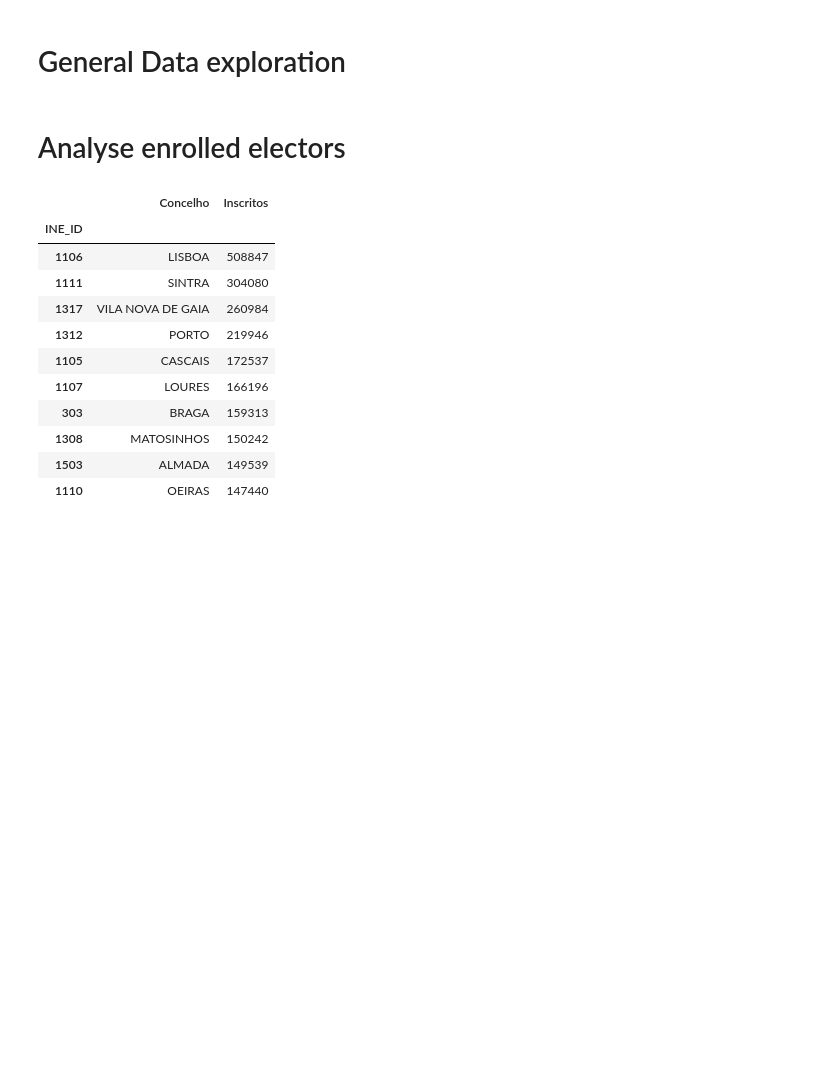
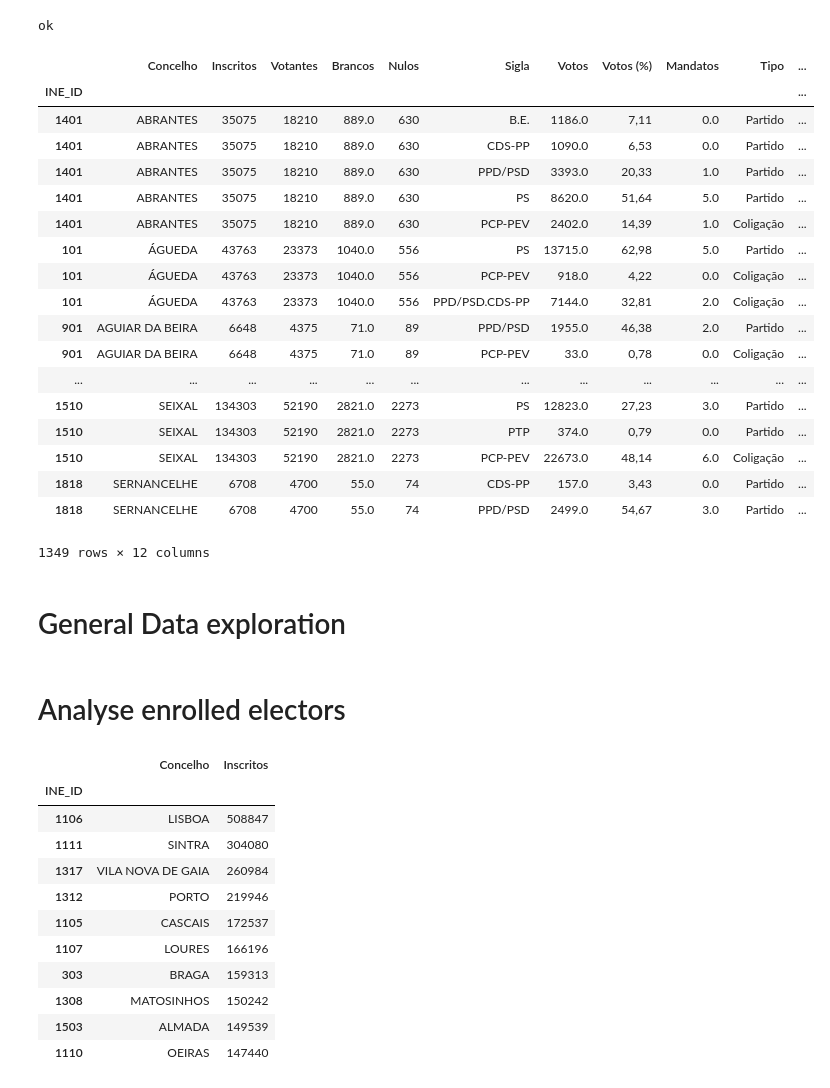
Before and after one commit to LLCampos/portugal-local-elections, a Jupyter notebook: explore_results_elections_2013.ipynb, the cells around one changed output. Saved outputs shown, nothing was run; the diff lists cells and outputs as text; code cells hidden in the pictures; blank space fills up the shorter version.

Commit message:
processing of results of 2013 and 2009 and candidates 2013

```diff
--- a/explore_results_elections_2013.ipynb
+++ b/explore_results_elections_2013.ipynb
@@ -33,6 +33,9 @@ resultados_cm_df = resultados_cm_df.drop(resultados_cm_df.columns[0], 1)
 
 # Create %Abstention Column
 resultados_cm_df['Abstention (%)'] = 100 - ((resultados_cm_df.Votantes / resultados_cm_df.Inscritos) * 100)
+
+# Add Year Column
+resultados_cm_df['year'] = 2013
 # %%
 # Make column names more understandable
 resultados_cm_df = resultados_cm_df.rename(columns={
@@ -43,0 +46,14 @@ resultados_cm_df = resultados_cm_df.set_index('INE_ID')
+# %%
+def change_calhetas_ine_ids(row):
+    row_index = row.name
+    if row.Concelho == 'CALHETA (R.A.M.)':
+        resultados_cm_df.set_value(col='INE_ID', index=row_index, value=3101)
+    if row.Concelho == 'CALHETA (R.A.A.)':
+        resultados_cm_df.set_value(col='INE_ID', index=row_index, value=4501)
+
+
+# INE_IDs of Calhetas of Madeira and Açores are changed. Correct that.
+resultados_cm_df.apply(lambda row: change_calhetas_ine_ids(row), 1)
+print 'ok'
+# %% [output]
+ok
@@ -44,5 +62,30 @@ resultados_cm_df = resultados_cm_df.set_index('INE_ID')
+# %%
+# Delete entries for which the number of votes is null or zero. Assuming that is some kind of error.
+resultados_cm_df = resultados_cm_df[resultados_cm_df.Votos > 0]
 # %%
 resultados_cm_df.to_csv('data/processed_data/local_elections_2013_results.csv')
+# %%
+resultados_cm_df
+# %% [output]
+|  | Concelho | Inscritos | Votantes | Brancos | Nulos | Sigla | Votos | Votos (%) | Mandatos | Tipo | ... |
+| INE_ID |  |  |  |  |  |  |  |  |  |  | ... |
+| 1401 | ABRANTES | 35075 | 18210 | 889.0 | 630 | B.E. | 1186.0 | 7,11 | 0.0 | Partido | ... |
+| 1401 | ABRANTES | 35075 | 18210 | 889.0 | 630 | CDS-PP | 1090.0 | 6,53 | 0.0 | Partido | ... |
+| 1401 | ABRANTES | 35075 | 18210 | 889.0 | 630 | PPD/PSD | 3393.0 | 20,33 | 1.0 | Partido | ... |
+| 1401 | ABRANTES | 35075 | 18210 | 889.0 | 630 | PS | 8620.0 | 51,64 | 5.0 | Partido | ... |
+| 1401 | ABRANTES | 35075 | 18210 | 889.0 | 630 | PCP-PEV | 2402.0 | 14,39 | 1.0 | Coligação | ... |
+| 101 | ÁGUEDA | 43763 | 23373 | 1040.0 | 556 | PS | 13715.0 | 62,98 | 5.0 | Partido | ... |
+| 101 | ÁGUEDA | 43763 | 23373 | 1040.0 | 556 | PCP-PEV | 918.0 | 4,22 | 0.0 | Coligação | ... |
+| 101 | ÁGUEDA | 43763 | 23373 | 1040.0 | 556 | PPD/PSD.CDS-PP | 7144.0 | 32,81 | 2.0 | Coligação | ... |
+| 901 | AGUIAR DA BEIRA | 6648 | 4375 | 71.0 | 89 | PPD/PSD | 1955.0 | 46,38 | 2.0 | Partido | ... |
+| 901 | AGUIAR DA BEIRA | 6648 | 4375 | 71.0 | 89 | PCP-PEV | 33.0 | 0,78 | 0.0 | Coligação | ... |
+| ... | ... | ... | ... | ... | ... | ... | ... | ... | ... | ... | ... |
+| 1510 | SEIXAL | 134303 | 52190 | 2821.0 | 2273 | PS | 12823.0 | 27,23 | 3.0 | Partido | ... |
+| 1510 | SEIXAL | 134303 | 52190 | 2821.0 | 2273 | PTP | 374.0 | 0,79 | 0.0 | Partido | ... |
+| 1510 | SEIXAL | 134303 | 52190 | 2821.0 | 2273 | PCP-PEV | 22673.0 | 48,14 | 6.0 | Coligação | ... |
+| 1818 | SERNANCELHE | 6708 | 4700 | 55.0 | 74 | CDS-PP | 157.0 | 3,43 | 0.0 | Partido | ... |
+| 1818 | SERNANCELHE | 6708 | 4700 | 55.0 | 74 | PPD/PSD | 2499.0 | 54,67 | 3.0 | Partido | ... |
+1349 rows × 12 columns
 # %% [markdown]
 # General Data exploration
 # %%
```
Also changed, not shown: parts of 2 cells of this notebook, 6 other files.
